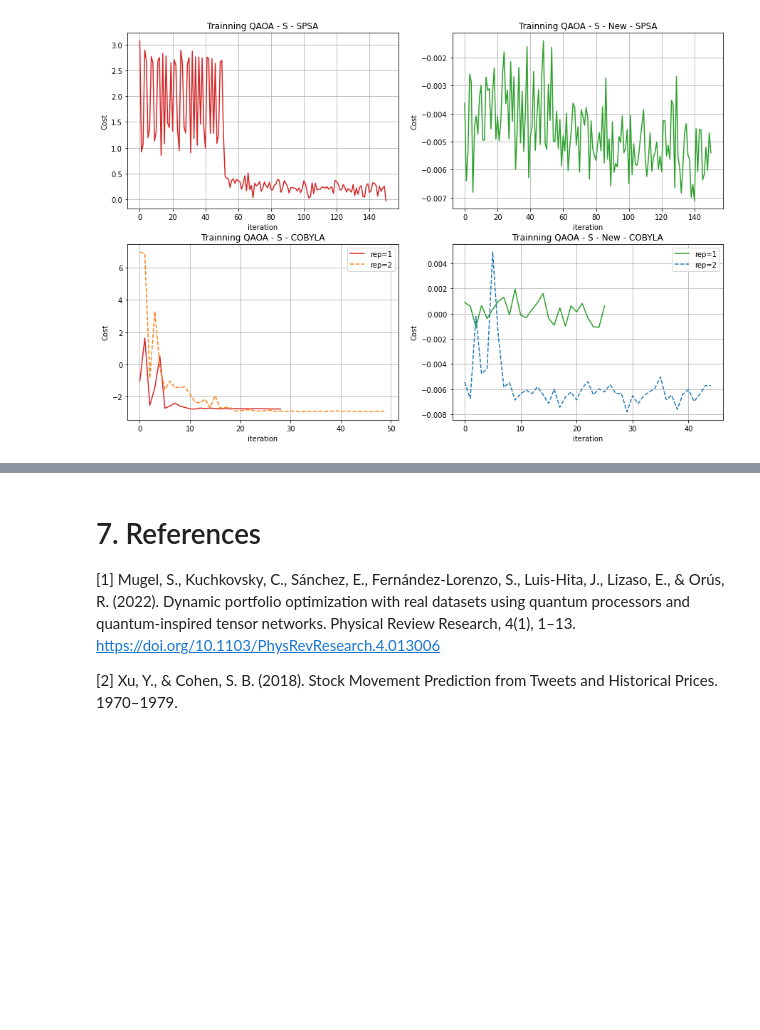
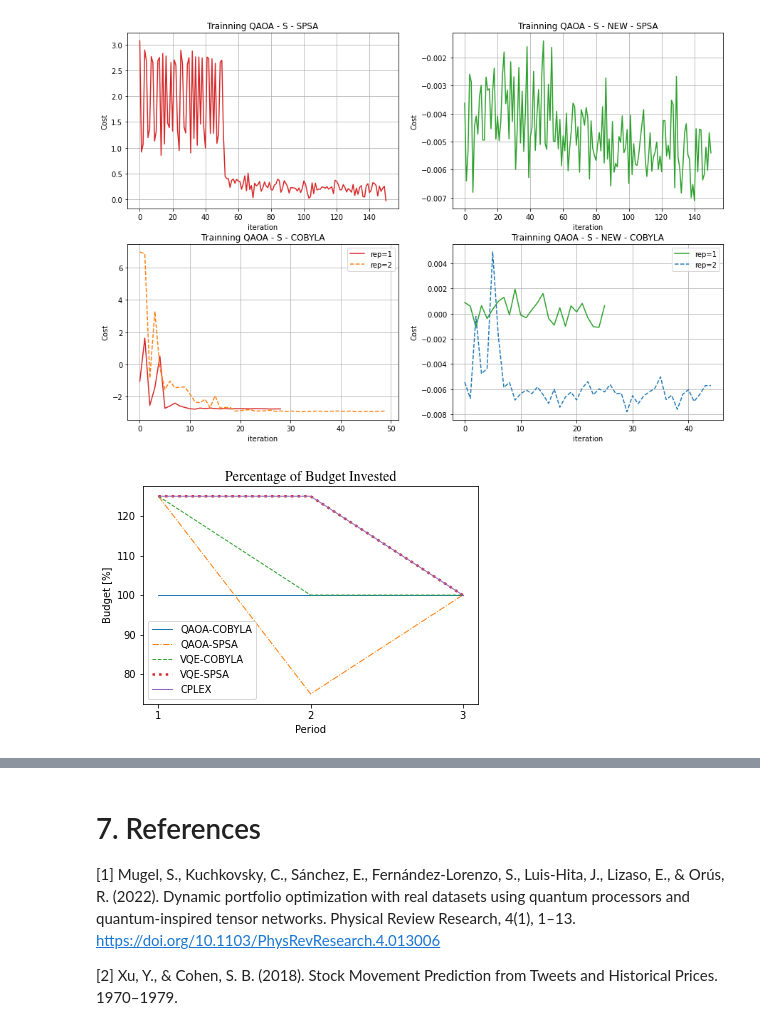
Before and after one commit to alejomonbar/Quantum-Counselor-for-Portfolio-Investment, a Jupyter notebook: Portfolio-Optimization.ipynb, the cells around one changed output, grey strips where cells are left out. Cells and saved outputs as stored; diff of their text form; code cells hidden in the pictures; blank space fills up the shorter version.

Commit message:
Images

```diff
--- a/Portfolio-Optimization.ipynb
+++ b/Portfolio-Optimization.ipynb
@@ -588,9 +651,9 @@ ax[1,1].plot(s_new["QAOA"]["COBYLA"][1]["mean"], label="rep=1", color="tab:green
 ax[1,1].plot(s_new["QAOA"]["COBYLA-2"][1]["mean"], label="rep=2", color="tab:blue", linestyle="--")
 ax[1,1].legend()
 ax[0,0].set_title("Trainning QAOA - S - SPSA")
-ax[0,1].set_title("Trainning QAOA - S - New - SPSA")
+ax[0,1].set_title("Trainning QAOA - S - NEW - SPSA")
 ax[1,0].set_title("Trainning QAOA - S - COBYLA")
-ax[1,1].set_title("Trainning QAOA - S - New - COBYLA")
+ax[1,1].set_title("Trainning QAOA - S - NEW - COBYLA")
 for i in range(2):
     for j in range(2):
         ax[i,j].set_xlabel("iteration")
@@ -601,0 +683,16 @@ plt.savefig("./Images/QAOA-S-Training.png")
+# %%
+investment = np.array([s_new["sol"][i].sum(axis=1) for i in range(5)])/4
+solver_name = [f"{i}-{j}" for i in method for j in solver] + ["CPLEX"]
+plt.figure()
+linestyle = ["-", "-.", "--", ":", "-"]
+linewidth = [1,1,1,2.5,1]
+for i in range(5):
+    plt.plot(100* investment[i], label = solver_name[i], linestyle = linestyle[i], linewidth=linewidth[i])
+plt.xticks([0,1,2],[1,2,3])
+plt.xlabel("Period")
+plt.ylabel("Budget [%]")
+plt.legend()
+plt.title("Percentage of Budget Invested", font="Times", fontsize=14)
+plt.savefig("./Images/Budget.png")
+# %% [output]
+[figure, added]
```
Also changed, not shown: parts of 7 cells of this notebook, 5 other files.
